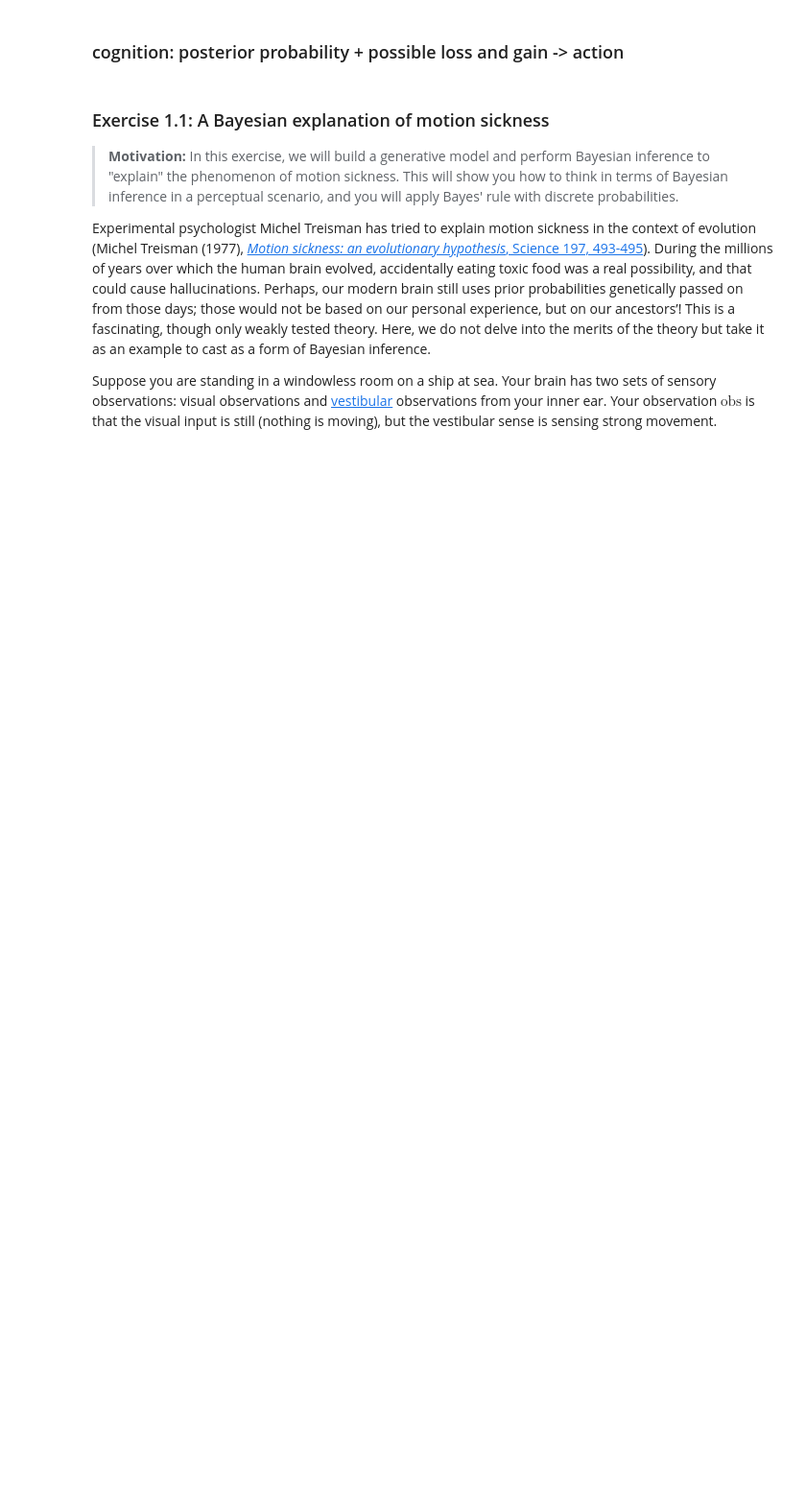
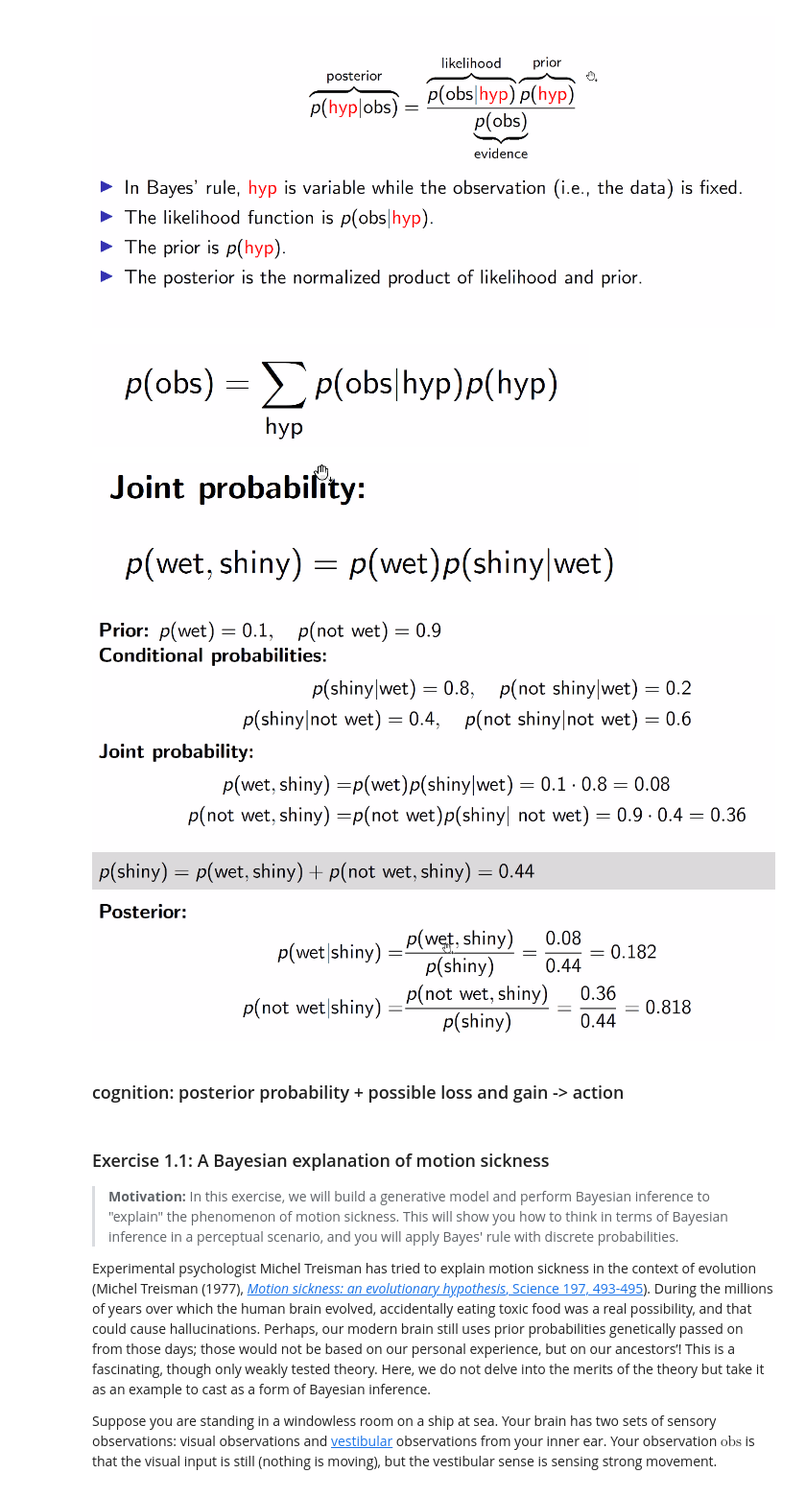
Before and after one commit to samusyrjanen/notes, a Jupyter notebook: bayes.ipynb, the cells around one changed output. Shown at 96% size. Drawn from its saved outputs; the diff is of its cells as text; code cells hidden in the pictures; blank space fills up the shorter version.

Commit message:
bayes images

```diff
--- a/bayes.ipynb
+++ b/bayes.ipynb
@@ -7,3 +1,18 @@
+# %%
+from IPython.display import Image
+image_path = [
+    'images/Screenshot from 2024-01-15 15-19-09.png',
+    'images/Screenshotfrom2024-01-1710-20-06.png',
+    'images/Screenshot from 2024-01-17 10-33-07.png',
+    'images/Screenshot from 2024-01-17 10-37-04.png',
+]
+for image in image_path:
+    display(Image(filename=image))
+# %% [output]
+[figure, added]
+[figure, added]
+[figure, added]
+[figure, added]
 # %% [markdown]
 ### cognition: posterior probability + possible loss and gain -> action
 # %% [markdown]
```
Also changed, not shown: parts of 3 cells of this notebook, 1 other file.
